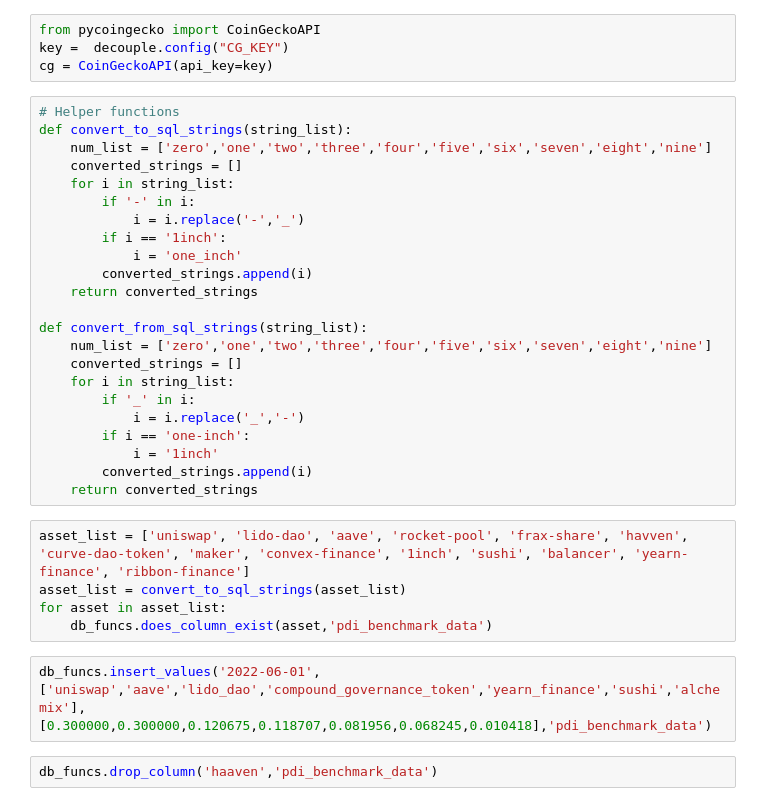
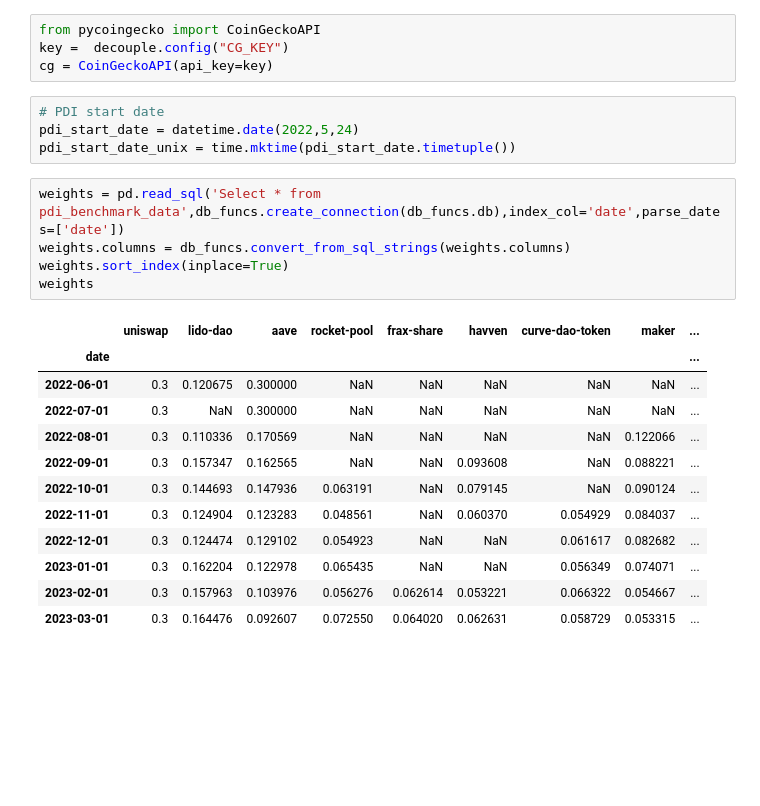
Before and after one commit to Phuture-Finance/rebalancing-data, a Jupyter notebook: PDI/pdi_benchmark.ipynb, the cells around one changed output. Cells and saved outputs as stored; diff of their text form; blank space fills up the shorter version.

```diff
--- a/PDI/pdi_benchmark.ipynb
+++ b/PDI/pdi_benchmark.ipynb
@@ -11,35 +13,25 @@ import db_funcs
 from pycoingecko import CoinGeckoAPI
 key =  decouple.config("CG_KEY")
 cg = CoinGeckoAPI(api_key=key)
-# %%
-# Helper functions
-def convert_to_sql_strings(string_list):
-    num_list = ['zero','one','two','three','four','five','six','seven','eight','nine']
-    converted_strings = []
-    for i in string_list:
-        if '-' in i:
-            i = i.replace('-','_')
-        if i == '1inch':
-            i = 'one_inch'
-        converted_strings.append(i)
-    return converted_strings
-
-def convert_from_sql_strings(string_list):
-    num_list = ['zero','one','two','three','four','five','six','seven','eight','nine']
-    converted_strings = []
-    for i in string_list:
-        if '_' in i:
-            i = i.replace('_','-')
-        if i == 'one-inch':
-            i = '1inch'
-        converted_strings.append(i)
-    return converted_strings
-# %%
-asset_list = ['uniswap', 'lido-dao', 'aave', 'rocket-pool', 'frax-share', 'havven', 'curve-dao-token', 'maker', 'convex-finance', '1inch', 'sushi', 'balancer', 'yearn-finance', 'ribbon-finance']
-asset_list = convert_to_sql_strings(asset_list)
-for asset in asset_list:
-    db_funcs.does_column_exist(asset,'pdi_benchmark_data')
-# %%
-db_funcs.insert_values('2022-06-01',['uniswap','aave','lido_dao','compound_governance_token','yearn_finance','sushi','alchemix'],[0.300000,0.300000,0.120675,0.118707,0.081956,0.068245,0.010418],'pdi_benchmark_data')
-# %%
-db_funcs.drop_column('haaven','pdi_benchmark_data')
+# %%
+# PDI start date
+pdi_start_date = datetime.date(2022,5,24)
+pdi_start_date_unix = time.mktime(pdi_start_date.timetuple())
+# %%
+weights = pd.read_sql('Select * from pdi_benchmark_data',db_funcs.create_connection(db_funcs.db),index_col='date',parse_dates=['date'])
+weights.columns = db_funcs.convert_from_sql_strings(weights.columns)
+weights.sort_index(inplace=True)
+weights
+# %% [output]
+|  | uniswap | lido-dao | aave | rocket-pool | frax-share | havven | curve-dao-token | maker | ... |
+| date |  |  |  |  |  |  |  |  | ... |
+| 2022-06-01 | 0.3 | 0.120675 | 0.300000 | NaN | NaN | NaN | NaN | NaN | ... |
+| 2022-07-01 | 0.3 | NaN | 0.300000 | NaN | NaN | NaN | NaN | NaN | ... |
+| 2022-08-01 | 0.3 | 0.110336 | 0.170569 | NaN | NaN | NaN | NaN | 0.122066 | ... |
+| 2022-09-01 | 0.3 | 0.157347 | 0.162565 | NaN | NaN | 0.093608 | NaN | 0.088221 | ... |
+| 2022-10-01 | 0.3 | 0.144693 | 0.147936 | 0.063191 | NaN | 0.079145 | NaN | 0.090124 | ... |
+| 2022-11-01 | 0.3 | 0.124904 | 0.123283 | 0.048561 | NaN | 0.060370 | 0.054929 | 0.084037 | ... |
+| 2022-12-01 | 0.3 | 0.124474 | 0.129102 | 0.054923 | NaN | NaN | 0.061617 | 0.082682 | ... |
+| 2023-01-01 | 0.3 | 0.162204 | 0.122978 | 0.065435 | NaN | NaN | 0.056349 | 0.074071 | ... |
+| 2023-02-01 | 0.3 | 0.157963 | 0.103976 | 0.056276 | 0.062614 | 0.053221 | 0.066322 | 0.054667 | ... |
+| 2023-03-01 | 0.3 | 0.164476 | 0.092607 | 0.072550 | 0.064020 | 0.062631 | 0.058729 | 0.053315 | ... |
```
Also changed, not shown: parts of 4 cells of this notebook, 1 other file.
